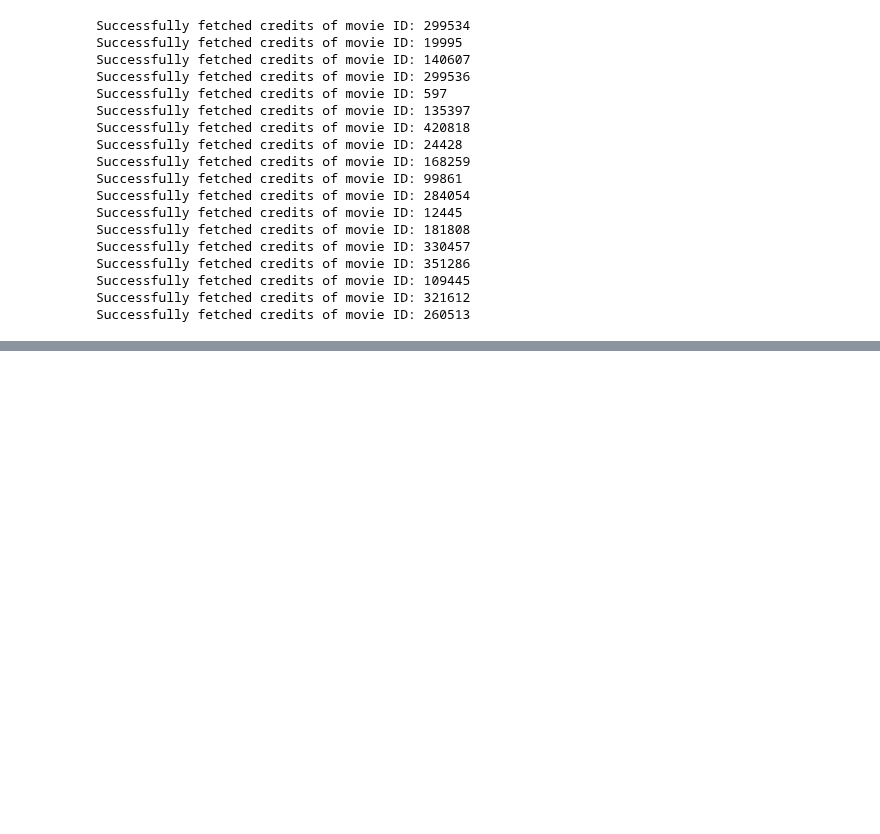
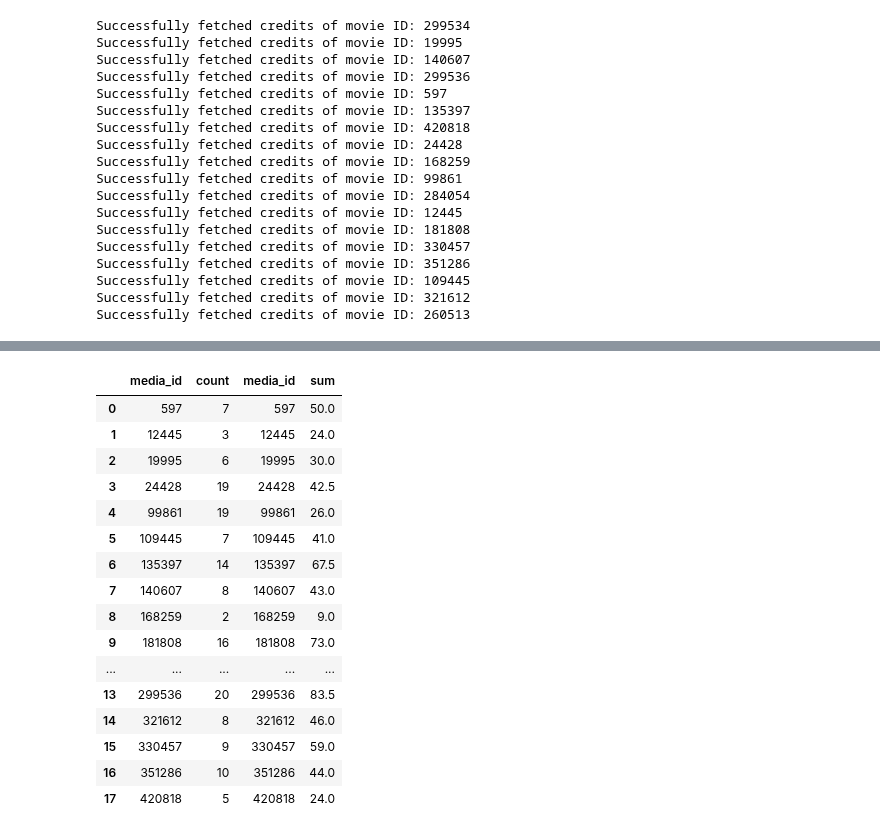
Before and after one commit to jefferyjapheth/data_engineering_project, a Jupyter notebook: src/data_ingestion.ipynb, the cells around one changed output, grey strips where cells are left out. Cells and saved outputs as stored; diff of their text form; code cells hidden in the pictures; blank space fills up the shorter version.

```diff
--- a/src/data_ingestion.ipynb
+++ b/src/data_ingestion.ipynb
@@ -117,0 +488,3 @@ Successfully fetched credits of movie ID: 260513
+# %%
+grouped_eval_ratings = eval_ratings.groupby('media_id').size().reset_index(name='count')
+grouped_eval_ratings
@@ -117,0 +509,3 @@ Successfully fetched credits of movie ID: 260513
+# %%
+grouped_eval_ratings2 = eval_ratings.groupby('media_id')['author_details'].sum().reset_index(name='count')
+grouped_eval_ratings2
@@ -117,0 +530,3 @@ Successfully fetched credits of movie ID: 260513
+# %%
+grouped_eval_ratings2 = grouped_eval_ratings2.rename(columns={'count': 'sum'})
+grouped_eval_ratings2
@@ -117,0 +551,21 @@ Successfully fetched credits of movie ID: 260513
+# %%
+ratings_df = pd.concat([grouped_eval_ratings, grouped_eval_ratings2], axis=1)
+ratings_df
+# %% [output]
+|  | media_id | count | media_id | sum |
+| 0 | 597 | 7 | 597 | 50.0 |
+| 1 | 12445 | 3 | 12445 | 24.0 |
+| 2 | 19995 | 6 | 19995 | 30.0 |
+| 3 | 24428 | 19 | 24428 | 42.5 |
+| 4 | 99861 | 19 | 99861 | 26.0 |
+| 5 | 109445 | 7 | 109445 | 41.0 |
+| 6 | 135397 | 14 | 135397 | 67.5 |
+| 7 | 140607 | 8 | 140607 | 43.0 |
+| 8 | 168259 | 2 | 168259 | 9.0 |
+| 9 | 181808 | 16 | 181808 | 73.0 |
+| ... | ... | ... | ... | ... |
+| 13 | 299536 | 20 | 299536 | 83.5 |
+| 14 | 321612 | 8 | 321612 | 46.0 |
+| 15 | 330457 | 9 | 330457 | 59.0 |
+| 16 | 351286 | 10 | 351286 | 44.0 |
+| 17 | 420818 | 5 | 420818 | 24.0 |
```
Also changed, not shown: parts of 16 cells of this notebook, 10 other files.
